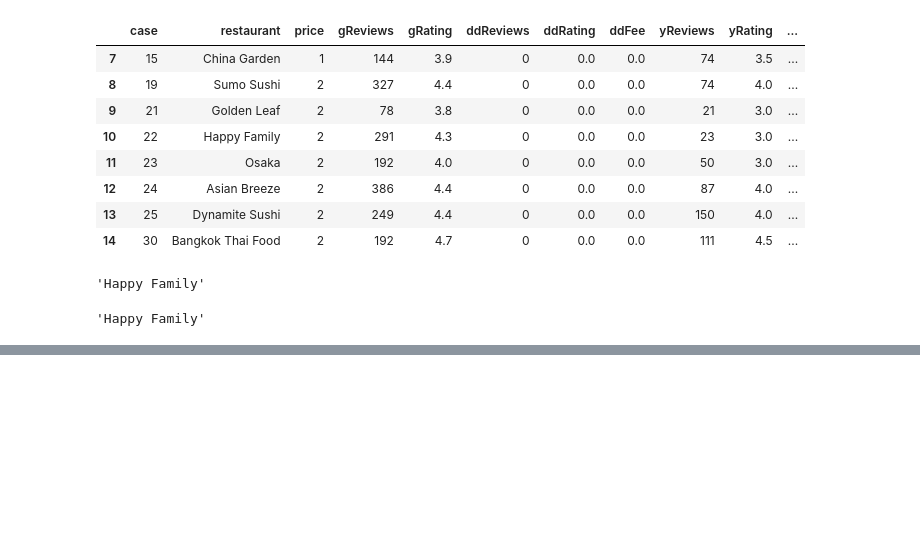
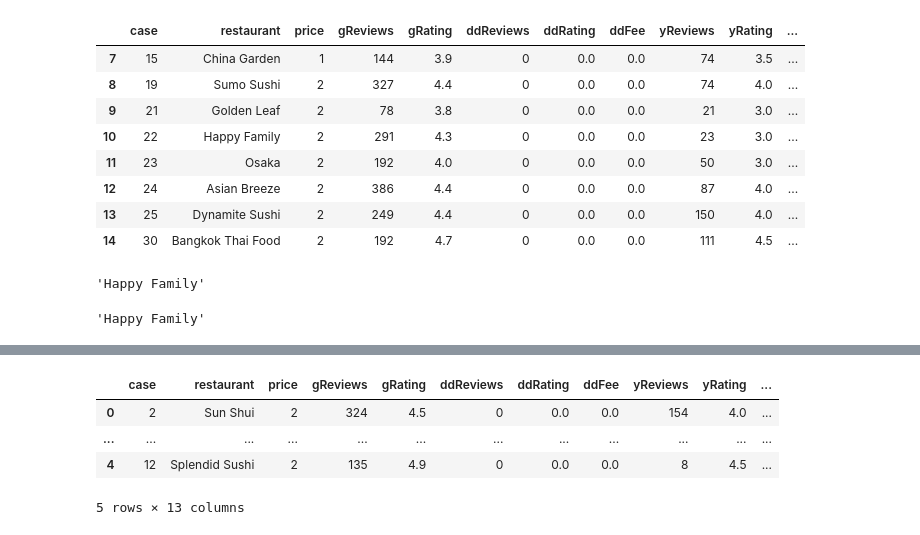
Before and after one commit to bhanu-code-repo/python-for-data-science, a Jupyter notebook: pandas/important_pandas_functions.ipynb, the cells around one changed output, grey strips where cells are left out. Saved outputs shown, nothing was run; the diff lists cells and outputs as text; code cells hidden in the pictures; blank space fills up the shorter version.

```diff
--- a/pandas/important_pandas_functions.ipynb
+++ b/pandas/important_pandas_functions.ipynb
@@ -167,0 +183,9 @@ df.iloc[10,1]
+# %%
+# even head function returns only 2 rows as our pandas package is configure to show only 2 rows
+df.head()
+# %% [output]
+|  | case | restaurant | price | gReviews | gRating | ddReviews | ddRating | ddFee | yReviews | yRating | ... |
+| 0 | 2 | Sun Shui | 2 | 324 | 4.5 | 0 | 0.0 | 0.0 | 154 | 4.0 | ... |
+| ... | ... | ... | ... | ... | ... | ... | ... | ... | ... | ... | ... |
+| 4 | 12 | Splendid Sushi | 2 | 135 | 4.9 | 0 | 0.0 | 0.0 | 8 | 4.5 | ... |
+5 rows × 13 columns
```
Also changed, not shown: parts of 7 cells of this notebook.
